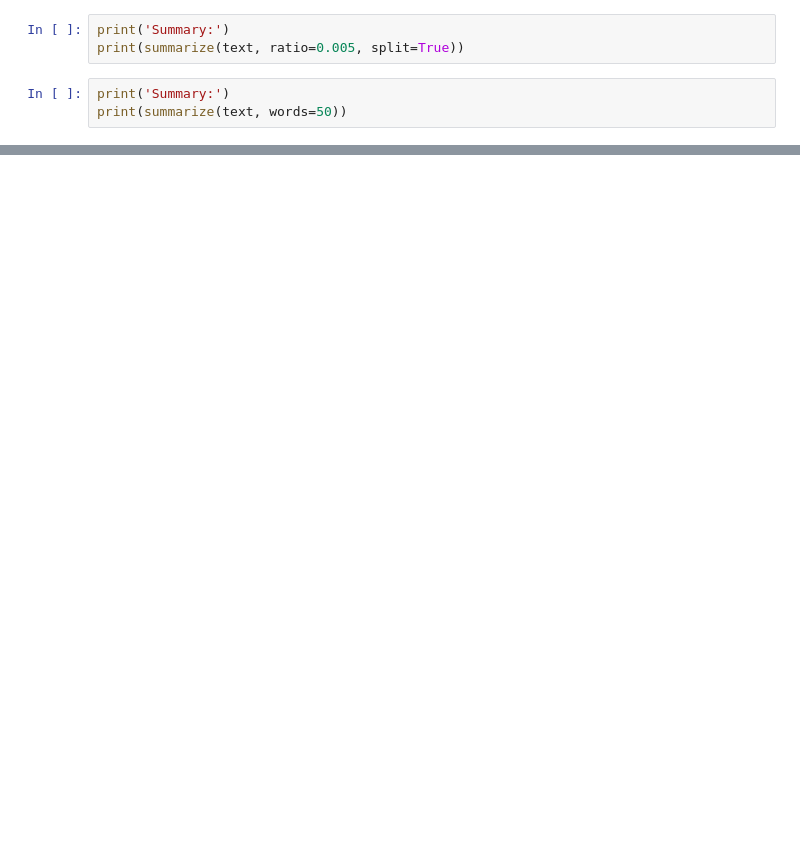
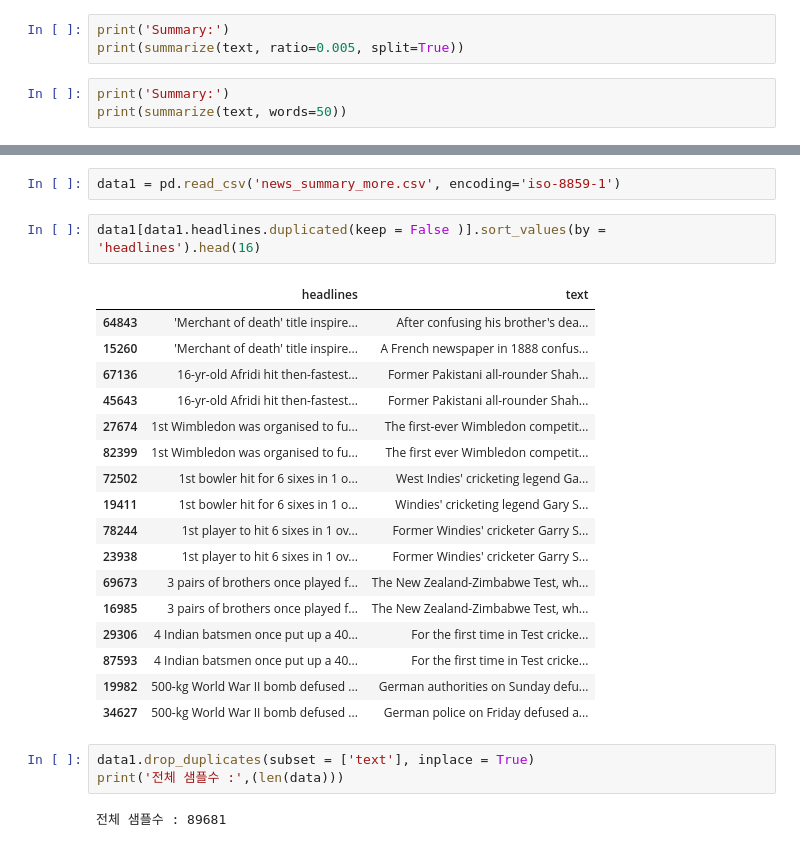
Before and after one commit to hayaseleu/SSAC_classifications, a Jupyter notebook: E-11 DCGAN/E-11_신문 요약_report.ipynb, the cells around one changed output, grey strips where cells are left out. Cells and saved outputs as stored; diff of their text form; blank space fills up the shorter version.

```diff
--- a/E-11 DCGAN/E-11_신문 요약_report.ipynb
+++ b/E-11 DCGAN/E-11_신문 요약_report.ipynb
@@ -519,0 +937,27 @@ print(summarize(text, words=50))
+# %%
+data1 = pd.read_csv('news_summary_more.csv', encoding='iso-8859-1')
+# %%
+data1[data1.headlines.duplicated(keep = False )].sort_values(by = 'headlines').head(16)
+# %% [output]
+|  | headlines | text |
+| 64843 | 'Merchant of death' title inspire... | After confusing his brother's dea... |
+| 15260 | 'Merchant of death' title inspire... | A French newspaper in 1888 confus... |
+| 67136 | 16-yr-old Afridi hit then-fastest... | Former Pakistani all-rounder Shah... |
+| 45643 | 16-yr-old Afridi hit then-fastest... | Former Pakistani all-rounder Shah... |
+| 27674 | 1st Wimbledon was organised to fu... | The first-ever Wimbledon competit... |
+| 82399 | 1st Wimbledon was organised to fu... | The first ever Wimbledon competit... |
+| 72502 | 1st bowler hit for 6 sixes in 1 o... | West Indies' cricketing legend Ga... |
+| 19411 | 1st bowler hit for 6 sixes in 1 o... | Windies' cricketing legend Gary S... |
+| 78244 | 1st player to hit 6 sixes in 1 ov... | Former Windies' cricketer Garry S... |
+| 23938 | 1st player to hit 6 sixes in 1 ov... | Former Windies' cricketer Garry S... |
+| 69673 | 3 pairs of brothers once played f... | The New Zealand-Zimbabwe Test, wh... |
+| 16985 | 3 pairs of brothers once played f... | The New Zealand-Zimbabwe Test, wh... |
+| 29306 | 4 Indian batsmen once put up a 40... | For the first time in Test cricke... |
+| 87593 | 4 Indian batsmen once put up a 40... | For the first time in Test cricke... |
+| 19982 | 500-kg World War II bomb defused ... | German authorities on Sunday defu... |
+| 34627 | 500-kg World War II bomb defused ... | German police on Friday defused a... |
+# %%
+data1.drop_duplicates(subset = ['text'], inplace = True)
+print('전체 샘플수 :',(len(data)))
+# %% [output]
+전체 샘플수 : 89681
```
Also changed, not shown: parts of 95 cells of this notebook.
